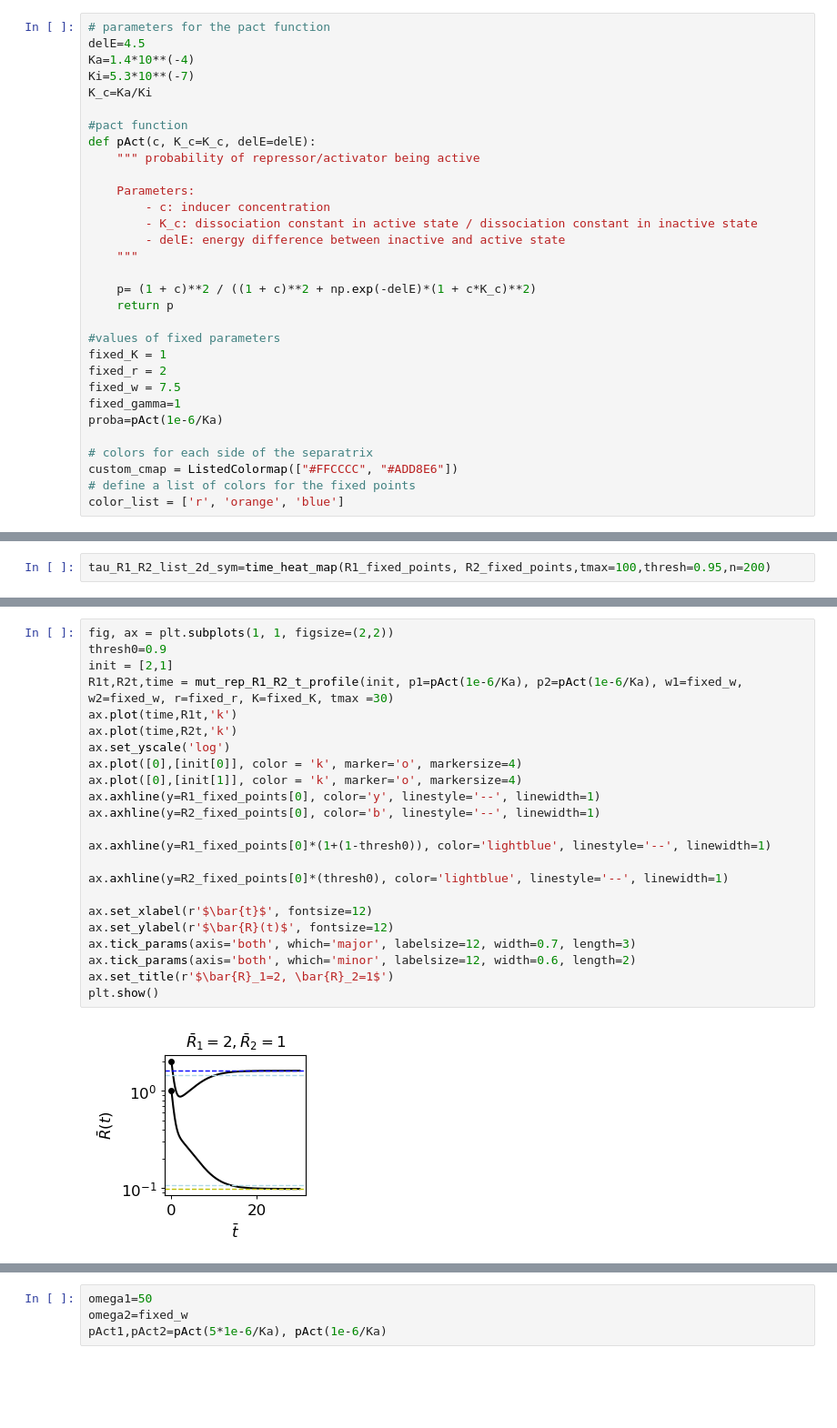
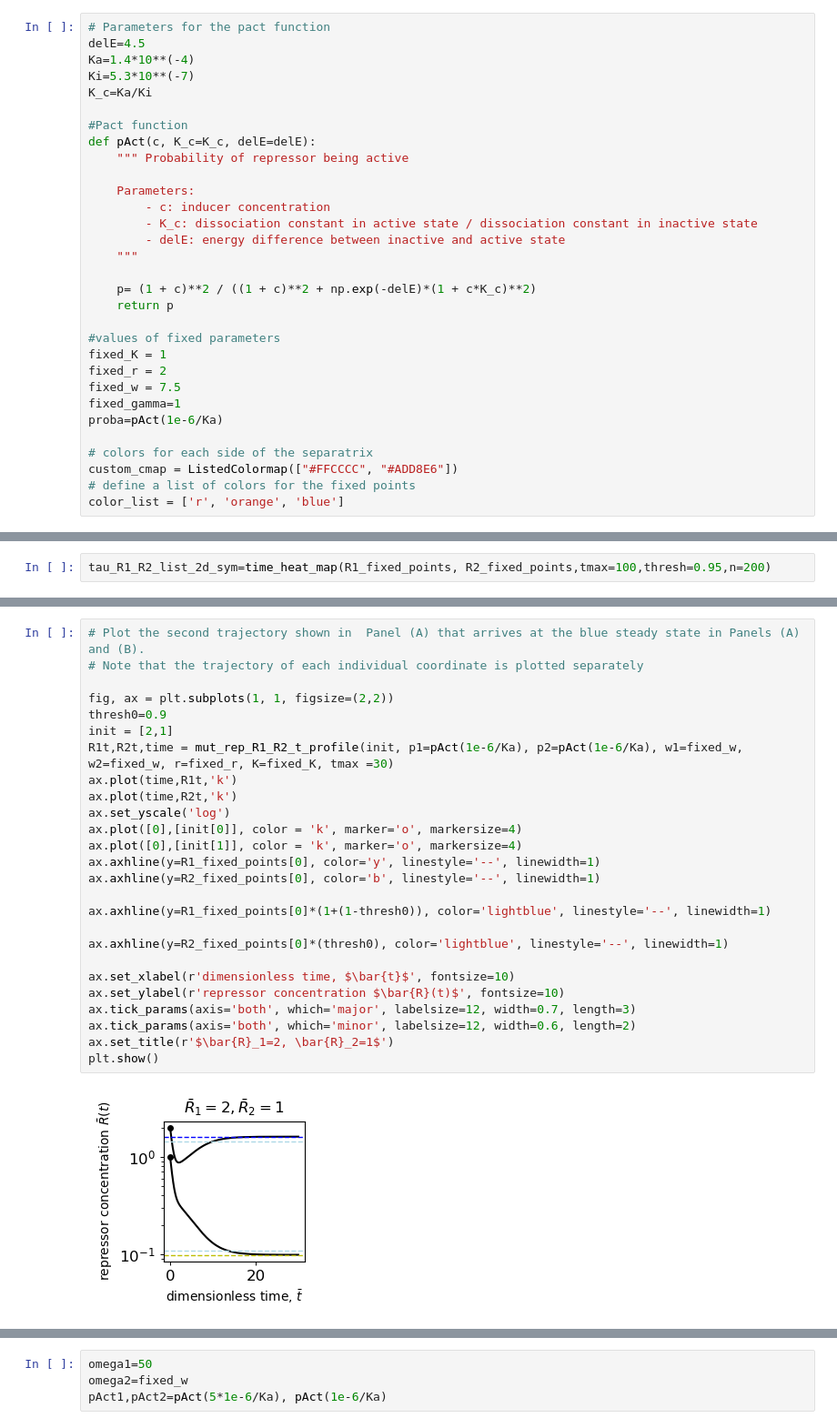
Before and after one commit to RPGroup-PBoC/2025_inducers, a Jupyter notebook: mutualrepression/Figure_19.ipynb, the cells around one changed output, grey strips where cells are left out. Shown at 91% size. Cells and saved outputs as stored; diff of their text form; blank space fills up the shorter version.

```diff
--- a/mutualrepression/Figure_19.ipynb
+++ b/mutualrepression/Figure_19.ipynb
@@ -35,15 +35,15 @@ from matplotlib.patches import FancyArrowPatch
 # %% [markdown]
 ## Formatting and parameters
 # %%
-# parameters for the pact function
+# Parameters for the pact function
 delE=4.5
 Ka=1.4*10**(-4)
 Ki=5.3*10**(-7)
 K_c=Ka/Ki
 
-#pact function
+#Pact function
 def pAct(c, K_c=K_c, delE=delE):
-    """ probability of repressor/activator being active
+    """ Probability of repressor being active
 
     Parameters:
         - c: inducer concentration
@@ -394,28 +359,31 @@ plt.show()
 0.0 35.71785892946473
 [figure]
 # %%
+# Plot the second trajectory shown in  Panel (A) that arrives at the blue steady state in Panels (A) and (B).
+# Note that the trajectory of each individual coordinate is plotted separately
+
 fig, ax = plt.subplots(1, 1, figsize=(2,2))
 thresh0=0.9
 init = [2,1]
 R1t,R2t,time = mut_rep_R1_R2_t_profile(init, p1=pAct(1e-6/Ka), p2=pAct(1e-6/Ka), w1=fixed_w, w2=fixed_w, r=fixed_r, K=fixed_K, tmax =30)
 ax.plot(time,R1t,'k')
 ax.plot(time,R2t,'k')
 ax.set_yscale('log')
 ax.plot([0],[init[0]], color = 'k', marker='o', markersize=4)
 ax.plot([0],[init[1]], color = 'k', marker='o', markersize=4)
 ax.axhline(y=R1_fixed_points[0], color='y', linestyle='--', linewidth=1)
 ax.axhline(y=R2_fixed_points[0], color='b', linestyle='--', linewidth=1)
 
 ax.axhline(y=R1_fixed_points[0]*(1+(1-thresh0)), color='lightblue', linestyle='--', linewidth=1)
 
 ax.axhline(y=R2_fixed_points[0]*(thresh0), color='lightblue', linestyle='--', linewidth=1)
 
-ax.set_xlabel(r'$\bar{t}$', fontsize=12)
-ax.set_ylabel(r'$\bar{R}(t)$', fontsize=12)
+ax.set_xlabel(r'dimensionless time, $\bar{t}$', fontsize=10)
+ax.set_ylabel(r'repressor concentration $\bar{R}(t)$', fontsize=10)
 ax.tick_params(axis='both', which='major', labelsize=12, width=0.7, length=3)
 ax.tick_params(axis='both', which='minor', labelsize=12, width=0.6, length=2)
 ax.set_title(r'$\bar{R}_1=2, \bar{R}_2=1$')
 plt.show()
 # %% [output]
-[figure, old version]
+[figure, new version]
 # %% [markdown]
```
Also changed, not shown: parts of 15 cells of this notebook.
